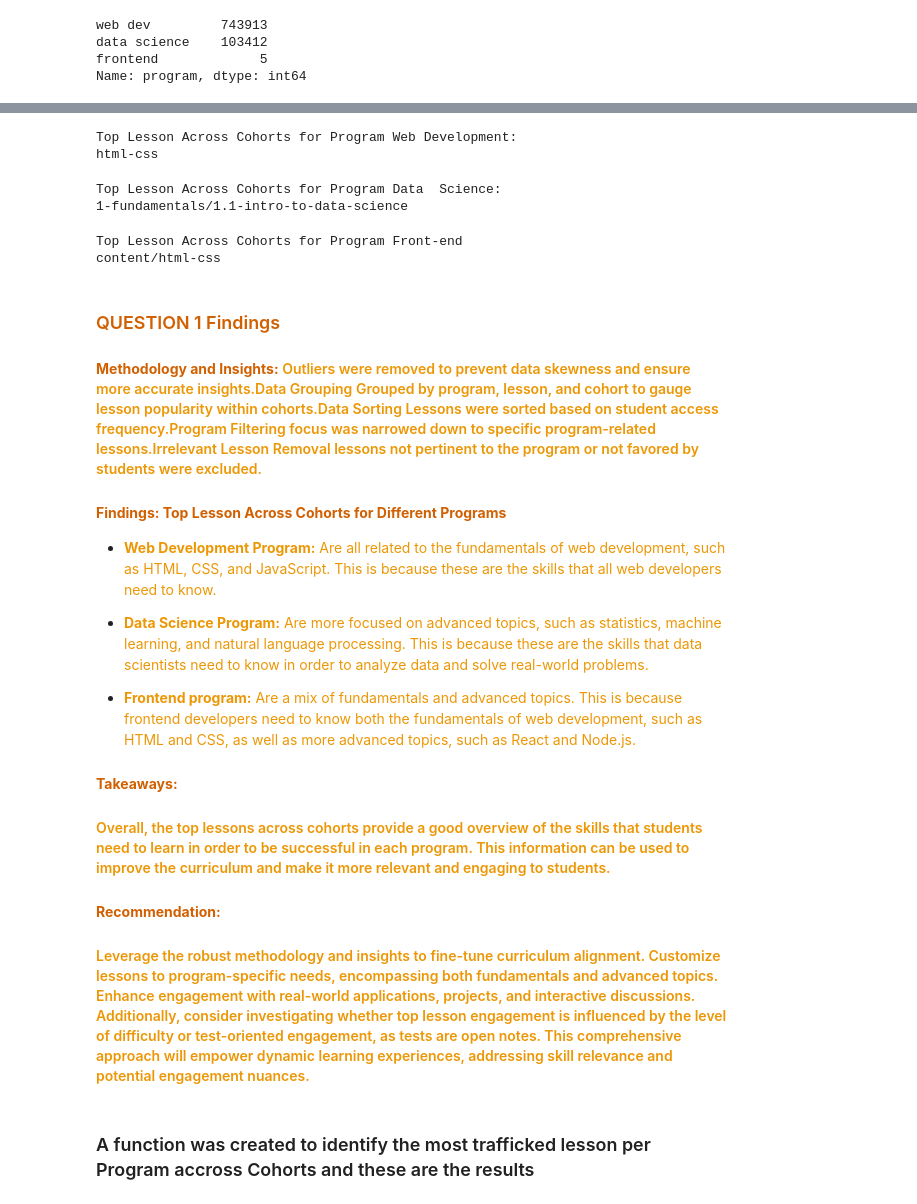
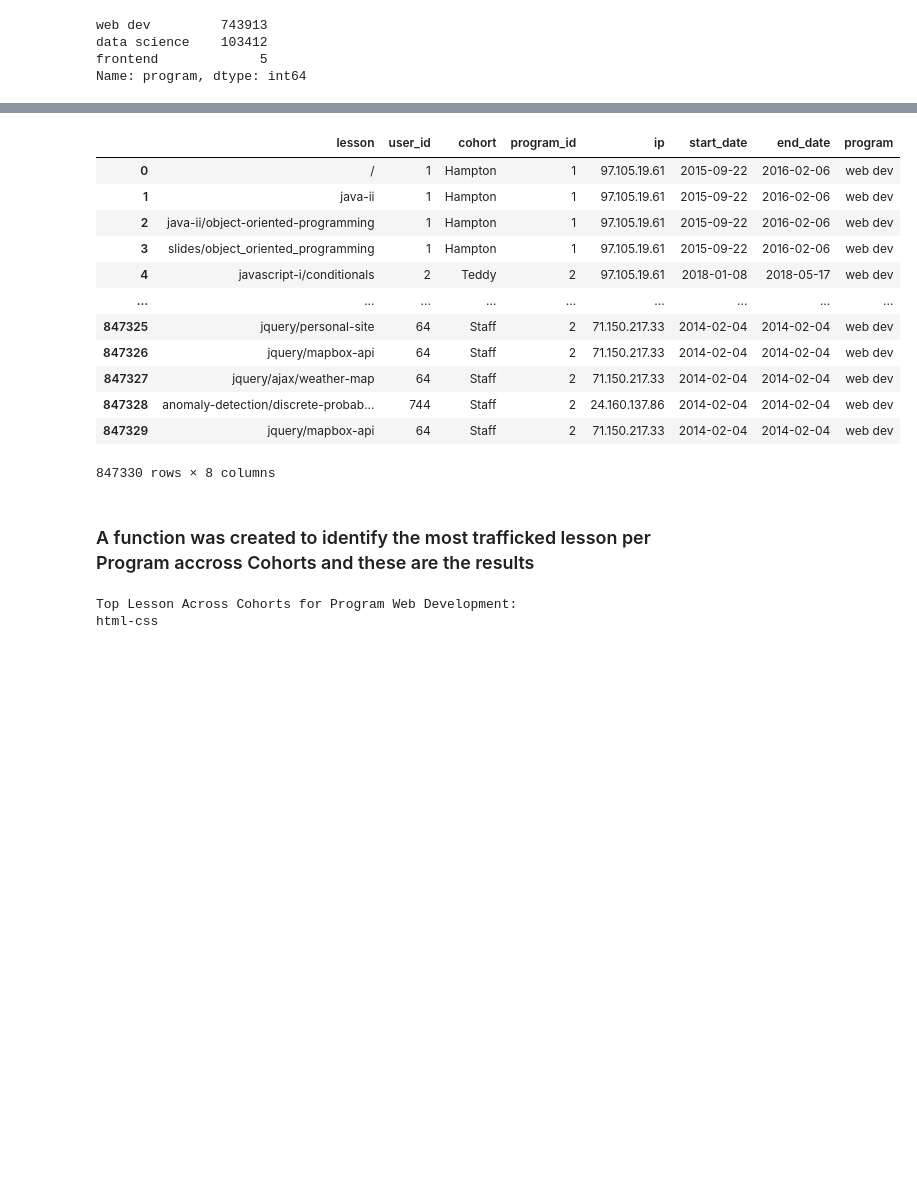
Before and after one commit to Curriculum-Assurance-Team/Curriculum_Engagement_and_Usage_Analysis, a Jupyter notebook: explore_miatta.ipynb, the cells around one changed output, grey strips where cells are left out. Saved outputs shown, nothing was run; the diff lists cells and outputs as text; code cells hidden in the pictures; blank space fills up the shorter version.

```diff
--- a/explore_miatta.ipynb
+++ b/explore_miatta.ipynb
@@ -174,52 +152,0 @@ Name: program, dtype: int64
-# %%
-# Call the function to get top lessons for web dev and cohorts
-top_lessons_program_wd, top_lesson_across_cohorts_wd = e.get_top_lessons_by_program(logs_df, program='web dev')
-"Top Lessons for Program web development:"
-top_lessons_program_wd
-
-print("Top Lesson Across Cohorts for Program Web Development:")
-print(top_lesson_across_cohorts_wd)
-# %% [output]
-Top Lesson Across Cohorts for Program Web Development:
-html-css
-# %%
-# Call the function to get top lessons for data science across cohorts
-top_lessons_program_ds, top_lesson_across_cohorts_ds = e.get_top_lessons_by_program(logs_df, program='data science')
-"Top Lessons for Program data science:"
-top_lessons_program_ds
-
-print("Top Lesson Across Cohorts for Program Data  Science:")
-print(top_lesson_across_cohorts_ds)
-# %% [output]
-Top Lesson Across Cohorts for Program Data  Science:
-1-fundamentals/1.1-intro-to-data-science
-# %%
-# Call the function to get top lessons for data science across cohorts
-top_lessons_program_fe, top_lesson_across_cohorts_fe = e.get_top_lessons_by_program(logs_df, program='frontend')
-"Top Lessons for Program Frontend:"
-top_lessons_program_fe
-
-print("Top Lesson Across Cohorts for Program Front-end")
-print(top_lesson_across_cohorts_fe)
-# %% [output]
-Top Lesson Across Cohorts for Program Front-end
-content/html-css
-# %% [markdown]
-
-###  <span style ='color:#D16002'> QUESTION 1 Findings
-
-#### <span style ='color:#D16002'> **Methodology and Insights:**<span style= 'color: #EC9706'> Outliers were removed to prevent data skewness and ensure more accurate insights.Data Grouping Grouped by program, lesson, and cohort to gauge lesson popularity within cohorts.Data Sorting Lessons were sorted based on student access frequency.Program Filtering focus was narrowed down to specific program-related lessons.Irrelevant Lesson Removal lessons not pertinent to the program or not favored by students were excluded.
-
-####  <span style ='color:#D16002'>**Findings: Top Lesson Across Cohorts for Different Programs**
-
-- <span style= 'color: #EC9706'> **Web Development Program:** Are all related to the fundamentals of web development, such as HTML, CSS, and JavaScript. This is because these are the skills that all web developers need to know.
-
-- <span style= 'color: #EC9706'> **Data Science Program:** Are more focused on advanced topics, such as statistics, machine learning, and natural language processing. This is because these are the skills that data scientists need to know in order to analyze data and solve real-world problems.
-
-- <span style= 'color: #EC9706'> **Frontend program:** Are a mix of fundamentals and advanced topics. This is because frontend developers need to know both the fundamentals of web development, such as HTML and CSS, as well as more advanced topics, such as React and Node.js.
-
-#### <span style ='color:#D16002'> **Takeaways:**
-#### <span style= 'color: #EC9706'>Overall, the top lessons across cohorts provide a good overview of the skills that students need to learn in order to be successful in each program. This information can be used to improve the curriculum and make it more relevant and engaging to students.
-
-#### <span style ='color:#D16002'> **Recommendation:**
-####  <span style= 'color: #EC9706'>Leverage the robust methodology and insights to fine-tune curriculum alignment. Customize lessons to program-specific needs, encompassing both fundamentals and advanced topics. Enhance engagement with real-world applications, projects, and interactive discussions. Additionally, consider investigating whether top lesson engagement is influenced by the level of difficulty or test-oriented engagement, as tests are open notes. This comprehensive approach will empower dynamic learning experiences, addressing skill relevance and potential engagement nuances.
@@ -226,2 +166,18 @@ content/html-css
+# %%
+logs_df
+# %% [output]
+|  | lesson | user_id | cohort | program_id | ip | start_date | end_date | program |
+| 0 | / | 1 | Hampton | 1 | 97.105.19.61 | 2015-09-22 | 2016-02-06 | web dev |
+| 1 | java-ii | 1 | Hampton | 1 | 97.105.19.61 | 2015-09-22 | 2016-02-06 | web dev |
+| 2 | java-ii/object-oriented-programming | 1 | Hampton | 1 | 97.105.19.61 | 2015-09-22 | 2016-02-06 | web dev |
+| 3 | slides/object_oriented_programming | 1 | Hampton | 1 | 97.105.19.61 | 2015-09-22 | 2016-02-06 | web dev |
+| 4 | javascript-i/conditionals | 2 | Teddy | 2 | 97.105.19.61 | 2018-01-08 | 2018-05-17 | web dev |
+| ... | ... | ... | ... | ... | ... | ... | ... | ... |
+| 847325 | jquery/personal-site | 64 | Staff | 2 | 71.150.217.33 | 2014-02-04 | 2014-02-04 | web dev |
+| 847326 | jquery/mapbox-api | 64 | Staff | 2 | 71.150.217.33 | 2014-02-04 | 2014-02-04 | web dev |
+| 847327 | jquery/ajax/weather-map | 64 | Staff | 2 | 71.150.217.33 | 2014-02-04 | 2014-02-04 | web dev |
+| 847328 | anomaly-detection/discrete-probab... | 744 | Staff | 2 | 24.160.137.86 | 2014-02-04 | 2014-02-04 | web dev |
+| 847329 | jquery/mapbox-api | 64 | Staff | 2 | 71.150.217.33 | 2014-02-04 | 2014-02-04 | web dev |
+847330 rows × 8 columns
 # %% [markdown]
 ### A function was created to identify the most trafficked lesson per Program accross Cohorts and these are the results
@@ -227,0 +201,11 @@ content/html-css
+# %%
+# Call the function to get top lessons for web dev and cohorts
+top_lessons_program_wd, top_lesson_across_cohorts_wd = e.get_top_lessons_by_program(logs_df, program='web dev')
+"Top Lessons for Program web development:"
+top_lessons_program_wd
+
+print("Top Lesson Across Cohorts for Program Web Development:")
+print(top_lesson_across_cohorts_wd)
+# %% [output]
+Top Lesson Across Cohorts for Program Web Development:
+html-css
```
Also changed, not shown: parts of 24 cells of this notebook, 4 other files.
